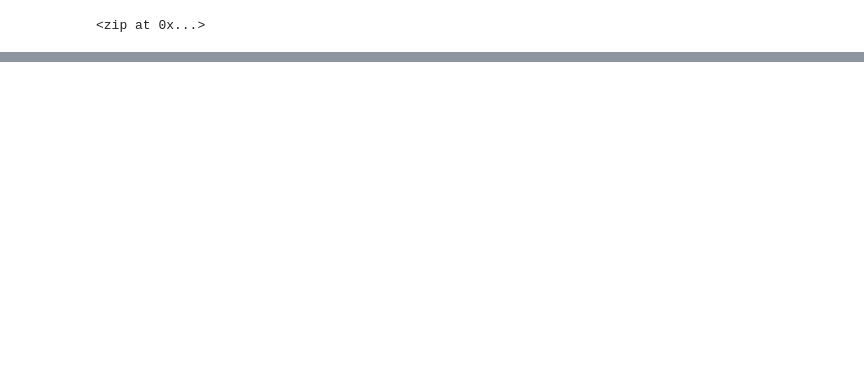
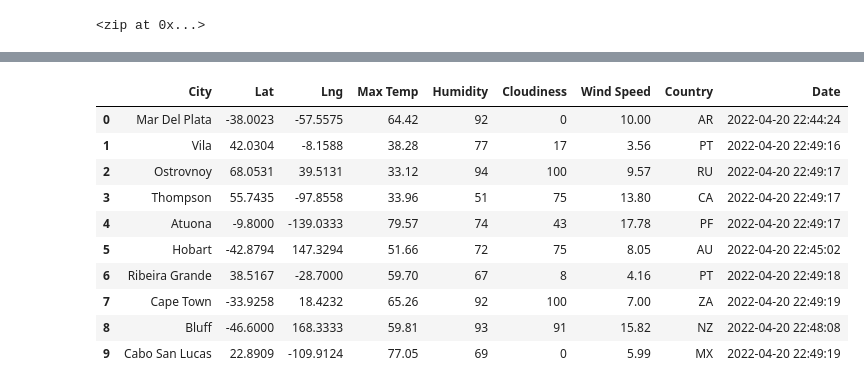
Before and after one commit to cmmoreno9/World_Weather_Analysis, a Jupyter notebook: WeatherPy.ipynb, the cells around one changed output, grey strips where cells are left out. Saved outputs shown, nothing was run; the diff lists cells and outputs as text; code cells hidden in the pictures; blank space fills up the shorter version.

```diff
--- a/WeatherPy.ipynb
+++ b/WeatherPy.ipynb
@@ -31,0 +126,16 @@ len(cities)
+# %%
+# Convert the array of dictionaries to a Pandas DataFrame.
+city_data_df = pd.DataFrame(city_data)
+city_data_df.head(10)
+# %% [output]
+|  | City | Lat | Lng | Max Temp | Humidity | Cloudiness | Wind Speed | Country | Date |
+| 0 | Mar Del Plata | -38.0023 | -57.5575 | 64.42 | 92 | 0 | 10.00 | AR | 2022-04-20 22:44:24 |
+| 1 | Vila | 42.0304 | -8.1588 | 38.28 | 77 | 17 | 3.56 | PT | 2022-04-20 22:49:16 |
+| 2 | Ostrovnoy | 68.0531 | 39.5131 | 33.12 | 94 | 100 | 9.57 | RU | 2022-04-20 22:49:17 |
+| 3 | Thompson | 55.7435 | -97.8558 | 33.96 | 51 | 75 | 13.80 | CA | 2022-04-20 22:49:17 |
+| 4 | Atuona | -9.8000 | -139.0333 | 79.57 | 74 | 43 | 17.78 | PF | 2022-04-20 22:49:17 |
+| 5 | Hobart | -42.8794 | 147.3294 | 51.66 | 72 | 75 | 8.05 | AU | 2022-04-20 22:45:02 |
+| 6 | Ribeira Grande | 38.5167 | -28.7000 | 59.70 | 67 | 8 | 4.16 | PT | 2022-04-20 22:49:18 |
+| 7 | Cape Town | -33.9258 | 18.4232 | 65.26 | 92 | 100 | 7.00 | ZA | 2022-04-20 22:49:19 |
+| 8 | Bluff | -46.6000 | 168.3333 | 59.81 | 93 | 91 | 15.82 | NZ | 2022-04-20 22:48:08 |
+| 9 | Cabo San Lucas | 22.8909 | -109.9124 | 77.05 | 69 | 0 | 5.99 | MX | 2022-04-20 22:49:19 |
```
Also changed, not shown: parts of 7 cells of this notebook, 5 other files.
